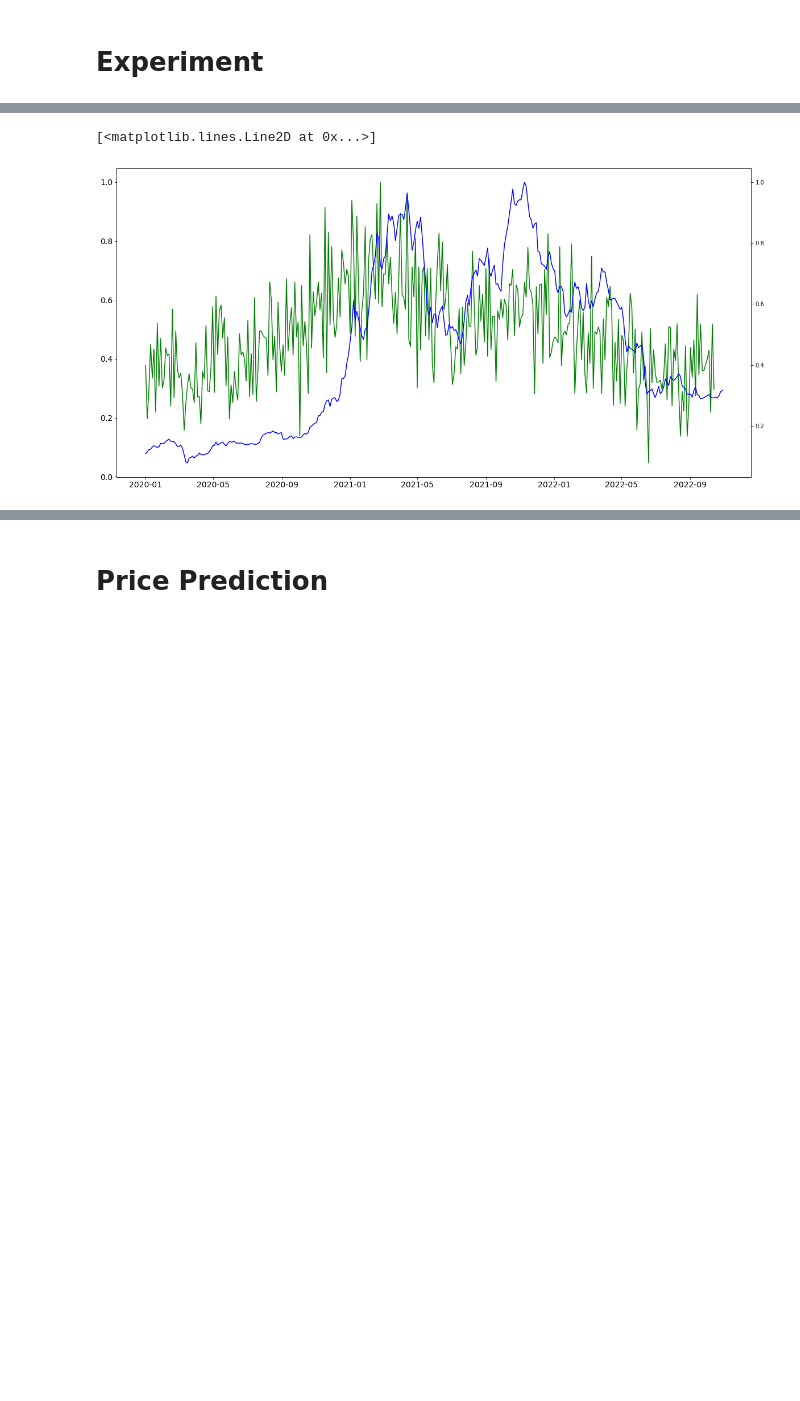
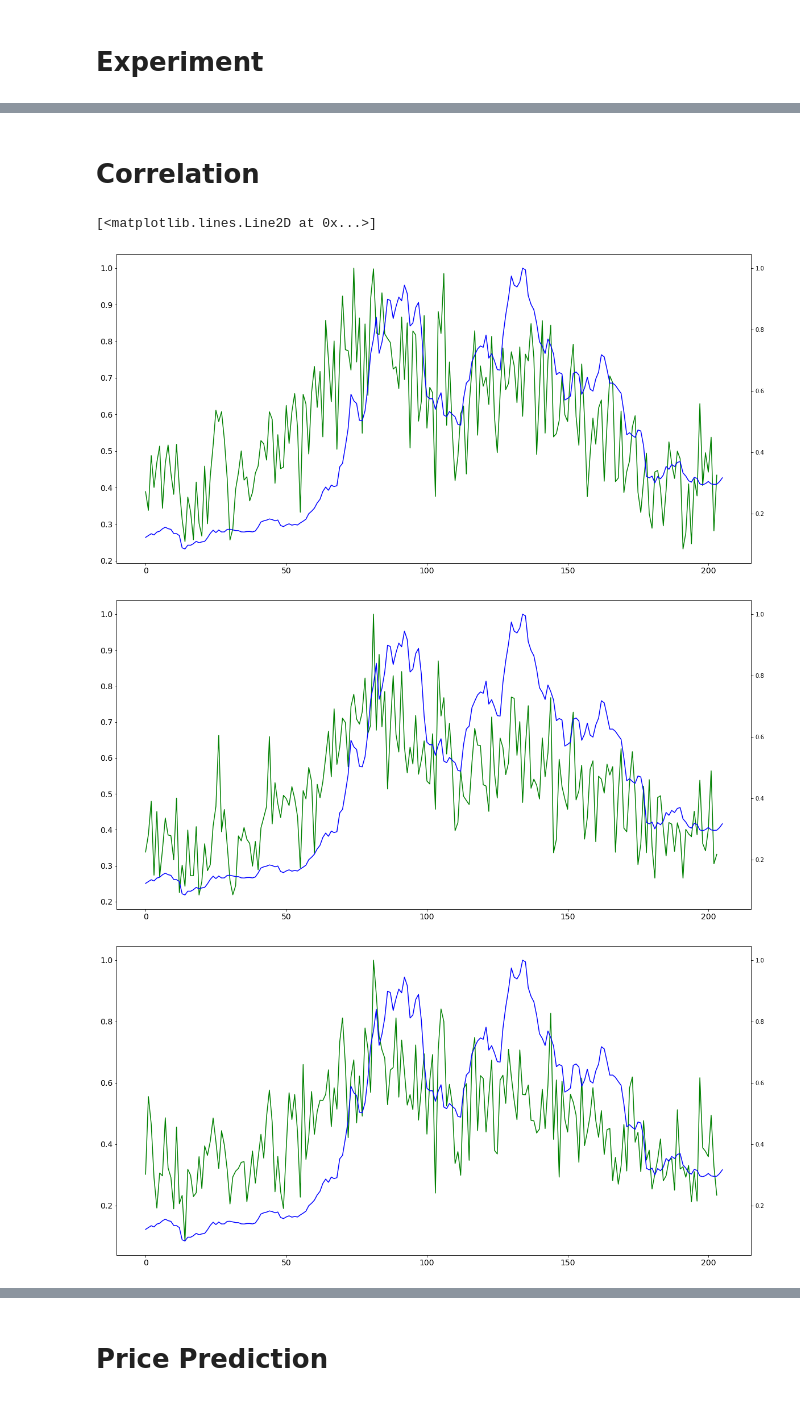
Before and after one commit to alexleong4438/crypto_price_prediction_based_on_sentiment, a Jupyter notebook: dataset/CDS590.ipynb, the cells around one changed output, grey strips where cells are left out. Drawn from its saved outputs; the diff is of its cells as text; code cells hidden in the pictures; blank space fills up the shorter version.

```diff
--- a/dataset/CDS590.ipynb
+++ b/dataset/CDS590.ipynb
@@ -1149,0 +976,2 @@ wordnet_sentiment_df_3D.head(3)
+# %%
+freq = '5D'
@@ -1149,0 +992,7 @@ wordnet_sentiment_df_3D.head(3)
+# %%
+vader_sentiment_df_daterange = vader_sentiment_df.groupby(pd.Grouper(key='date', axis=0, freq=freq)).agg({'grouped_aggregated_sentiment_score': 'mean', 'neutral': 'sum', 'positive': 'sum', 'strong positive': 'sum', 'strong negative': 'sum', 'weak positive': 'sum', 'weak negative': 'sum'}).reset_index()
+vader_sentiment_df_daterange['sentiment_score_norm'] = vader_sentiment_df_daterange['grouped_aggregated_sentiment_score'] / max(vader_sentiment_df_daterange['grouped_aggregated_sentiment_score'].max(), abs(vader_sentiment_df_daterange['grouped_aggregated_sentiment_score'].min()))
+vader_sentiment_df_daterange['sentiment_score_norm'] = vader_sentiment_df_daterange['sentiment_score_norm'].astype(float)
+vader_sentiment_df_daterange['sentiment_score_diff'] = vader_sentiment_df_daterange['sentiment_score_norm'].diff()
+vader_sentiment_df_daterange['sentiment_score_derivative'] = np.gradient(vader_sentiment_df_daterange['sentiment_score_norm'])
+vader_sentiment_df_daterange.head(3)
@@ -1149,0 +1004,7 @@ wordnet_sentiment_df_3D.head(3)
+# %%
+textblob_sentiment_df_daterange = textblob_sentiment_df.groupby(pd.Grouper(key='date', axis=0, freq=freq)).agg({'grouped_aggregated_sentiment_score': 'mean', 'neutral': 'sum', 'positive': 'sum', 'strong positive': 'sum', 'strong negative': 'sum', 'weak positive': 'sum', 'weak negative': 'sum'}).reset_index()
+textblob_sentiment_df_daterange['sentiment_score_norm'] = textblob_sentiment_df_daterange['grouped_aggregated_sentiment_score'] / max(textblob_sentiment_df_daterange['grouped_aggregated_sentiment_score'].max(), abs(textblob_sentiment_df_daterange['grouped_aggregated_sentiment_score'].min()))
+textblob_sentiment_df_daterange['sentiment_score_norm'] = textblob_sentiment_df_daterange['sentiment_score_norm'].astype(float)
+textblob_sentiment_df_daterange['sentiment_score_diff'] = textblob_sentiment_df_daterange['sentiment_score_norm'].diff()
+textblob_sentiment_df_daterange['sentiment_score_derivative'] = np.gradient(textblob_sentiment_df_daterange['sentiment_score_norm'])
+textblob_sentiment_df_daterange.head(3)
@@ -1149,0 +1016,7 @@ wordnet_sentiment_df_3D.head(3)
+# %%
+wordnet_sentiment_df_daterange = wordnet_sentiment_df.groupby(pd.Grouper(key='date', axis=0, freq=freq)).agg({'grouped_aggregated_sentiment_score': 'mean', 'neutral': 'sum', 'positive': 'sum', 'strong positive': 'sum', 'strong negative': 'sum', 'weak positive': 'sum', 'weak negative': 'sum'}).reset_index()
+wordnet_sentiment_df_daterange['sentiment_score_norm'] = wordnet_sentiment_df_daterange['grouped_aggregated_sentiment_score'] / max(wordnet_sentiment_df_daterange['grouped_aggregated_sentiment_score'].max(), abs(wordnet_sentiment_df_daterange['grouped_aggregated_sentiment_score'].min()))
+wordnet_sentiment_df_daterange['sentiment_score_norm'] = wordnet_sentiment_df_daterange['sentiment_score_norm'].astype(float)
+wordnet_sentiment_df_daterange['sentiment_score_diff'] = wordnet_sentiment_df_daterange['sentiment_score_norm'].diff()
+wordnet_sentiment_df_daterange['sentiment_score_derivative'] = np.gradient(wordnet_sentiment_df_daterange['sentiment_score_norm'])
+wordnet_sentiment_df_daterange.head(3)
@@ -1150,17 +1089,31 @@ wordnet_sentiment_df_3D.head(3)
+# %% [markdown]
+# Correlation
 # %%
 import numpy
 
 fig, ax1 = plt.subplots(figsize=(20,10))
 ax1.tick_params(labelsize=14)
 ax2 = ax1.twinx()
 
+ax1.plot(vader_sentiment_df_daterange.index, vader_sentiment_df_daterange['sentiment_score_norm'], 'g-')
+ax2.plot(btc_df_daterange.index, btc_df_daterange["Normalize"], 'b-')
 
-#plt.scatter(vader_sentiment_df_3D.index, vader_sentiment_df_3D['aggregated_sentiment_score'])
 
-ax1.plot_date(wordnet_sentiment_df_3D['date'], vader_sentiment_df_3D['sentiment_score_norm'], 'g-')
-ax2.plot_date(btc_df_3D['date'], btc_df_3D["Normalize"], 'b-')
-#ax2.plot_date(btc_df_3D['Date'], btc_df_3D["Normalize"], 'b-')
-#ax2.set_ylabel(f"BTC [$]", color='b', fontsize=16)
+fig, ax3 = plt.subplots(figsize=(20,10))
+ax3.tick_params(labelsize=14)
+ax4 = ax3.twinx()
+
+ax3.plot(textblob_sentiment_df_daterange.index, textblob_sentiment_df_daterange['sentiment_score_norm'], 'g-')
+ax4.plot(btc_df_daterange.index, btc_df_daterange["Normalize"], 'b-')
+
+fig, ax5 = plt.subplots(figsize=(20,10))
+ax5.tick_params(labelsize=14)
+ax6 = ax5.twinx()
+
+ax5.plot(wordnet_sentiment_df_daterange.index, wordnet_sentiment_df_daterange['sentiment_score_norm'], 'g-')
+ax6.plot(btc_df_daterange.index, btc_df_daterange["Normalize"], 'b-')
 # %% [output]
 [<matplotlib.lines.Line2D at 0x...>]
-[figure, old version]
+[figure, new version]
+[figure, added]
+[figure, added]
```
Also changed, not shown: parts of 102 cells of this notebook.
